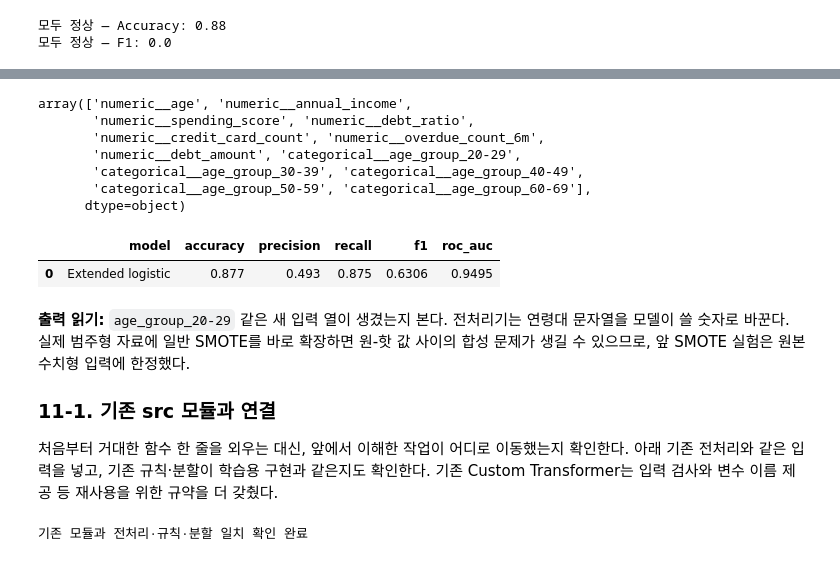
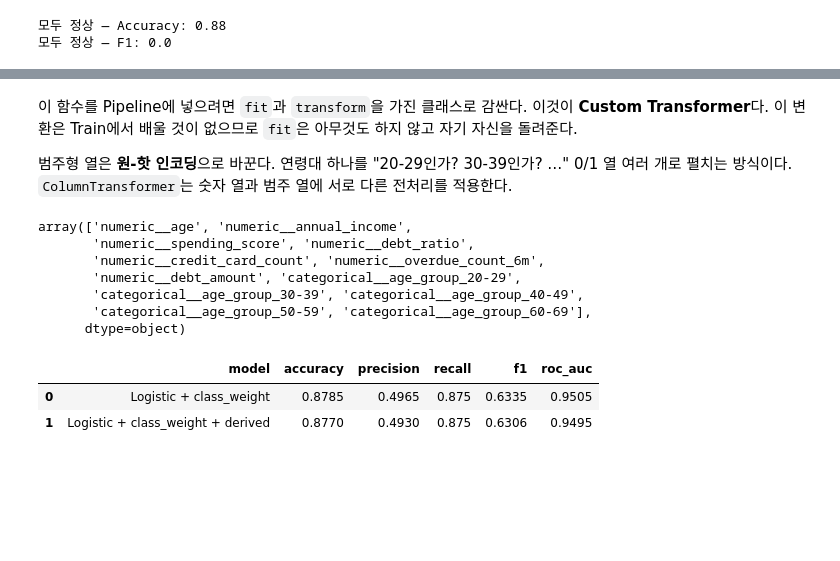
Before and after one commit to feelosophysics/codsaid, a Jupyter notebook: 02_Advanced/A5-1/notebooks/learning_walkthrough.ipynb, the cells around one changed output, grey strips where cells are left out. Drawn from its saved outputs; the diff is of its cells as text; code cells hidden in the pictures; blank space fills up the shorter version.

```diff
--- a/02_Advanced/A5-1/notebooks/learning_walkthrough.ipynb
+++ b/02_Advanced/A5-1/notebooks/learning_walkthrough.ipynb
@@ -717,0 +678,25 @@ plt.show()
+# %%
+from sklearn.model_selection import GridSearchCV, KFold
+
+regression_cv = KFold(n_splits=5, shuffle=True, random_state=RANDOM_STATE)
+
+ridge_search = GridSearchCV(
+    Pipeline([("preprocessing", clone(numeric_preprocessor)), ("model", Ridge())]),
+    param_grid={"model__alpha": alpha_values},
+    scoring="neg_root_mean_squared_error", cv=regression_cv,
+)
+ridge_search.fit(X_train, y_regression_train)
+
+lasso_search = GridSearchCV(
+    Pipeline([("preprocessing", clone(numeric_preprocessor)),
+              ("model", Lasso(max_iter=50_000))]),
+    param_grid={"model__alpha": alpha_values},
+    scoring="neg_root_mean_squared_error", cv=regression_cv,
+)
+lasso_search.fit(X_train, y_regression_train)
+
+print("Ridge가 고른 Alpha:", ridge_search.best_params_["model__alpha"])
+print("Lasso가 고른 Alpha:", lasso_search.best_params_["model__alpha"])
+regression_rows.append(evaluate_regressor("Ridge (CV)", y_regression_test, ridge_search.predict(X_test)))
+regression_rows.append(evaluate_regressor("Lasso (CV)", y_regression_test, lasso_search.predict(X_test)))
+display(pd.DataFrame(regression_rows))
@@ -717,0 +800,13 @@ plt.show()
+# %%
+forest_grid = {
+    "model__n_estimators": [100, 200],     # 나무 수
+    "model__max_depth": [8, 12],           # 나무 깊이 제한
+    "model__min_samples_leaf": [1, 5],     # 마지막 칸에 남길 최소 고객 수
+}
+print("탐색 조합 수:", len(ParameterGrid(forest_grid)))
+forest_search = GridSearchCV(clone(default_forest), param_grid=forest_grid,
+                             scoring="f1", cv=classification_cv)
+forest_search.fit(X_train, y_classification_train)
+tuned_forest = forest_search.best_estimator_
+print("고른 설정:", forest_search.best_params_)
+print("고른 설정의 교차검증 F1:", forest_search.best_score_)
@@ -733,6 +966,10 @@ display(add_derived_features(X_train.head()))
 | 4825 | 22 | 3466.0 | 11 | 0.90 | 2 | 0 | 20-29 | ... |
 | 606 | 49 | 5333.0 | 17 | 0.48 | 9 | 0 | 40-49 | ... |
 | 2383 | 38 | 1500.0 | 27 | 0.82 | 8 | 0 | 30-39 | ... |
+# %% [markdown]
+이 함수를 Pipeline에 넣으려면 `fit`과 `transform`을 가진 클래스로 감싼다. 이것이 **Custom Transformer**다. 이 변환은 Train에서 배울 것이 없으므로 `fit`은 아무것도 하지 않고 자기 자신을 돌려준다.
+
+범주형 열은 **원-핫 인코딩**으로 바꾼다. 연령대 하나를 "20-29인가? 30-39인가? …" 0/1 열 여러 개로 펼치는 방식이다. `ColumnTransformer`는 숫자 열과 범주 열에 서로 다른 전처리를 적용한다.
 # %%
 from sklearn.base import BaseEstimator, TransformerMixin
 from sklearn.compose import ColumnTransformer
@@ -740,63 +977,40 @@ from sklearn.preprocessing import OneHotEncoder
 
 class LearningDerivedFeatures(TransformerMixin, BaseEstimator):
     def fit(self, X, y=None):
-        # 이 변환은 통계량을 배우지 않는다. Pipeline의 학습 규약에 맞춰 self를 반환한다.
         return self
 
     def transform(self, X):
         return add_derived_features(X)
 
 numeric_columns = feature_columns + ["debt_amount"]
 categorical_columns = ["age_group"]
 categorical_preprocessor = Pipeline([
     ("imputer", SimpleImputer(strategy="most_frequent")),
     ("encoder", OneHotEncoder(handle_unknown="ignore", sparse_output=False)),
 ])
 column_preprocessor = ColumnTransformer([
     ("numeric", clone(numeric_preprocessor), numeric_columns),
     ("categorical", categorical_preprocessor, categorical_columns),
 ])
 extended_logistic = Pipeline([
     ("derive", LearningDerivedFeatures()),
     ("columns", column_preprocessor),
     ("model", LogisticRegression(class_weight="balanced", max_iter=2000,
                                  random_state=RANDOM_STATE)),
 ])
 extended_logistic.fit(X_train, y_classification_train)
 display(extended_logistic.named_steps["columns"].get_feature_names_out())
-display(pd.DataFrame([evaluate_classifier("Extended logistic", extended_logistic,
-                                         X_test, y_classification_test)]))
+display(pd.DataFrame([balanced_result,
+                      evaluate_classifier("Logistic + class_weight + derived", extended_logistic,
+                                          X_test, y_classification_test)]))
 # %% [output]
 array(['numeric__age', 'numeric__annual_income',
        'numeric__spending_score', 'numeric__debt_ratio',
        'numeric__credit_card_count', 'numeric__overdue_count_6m',
        'numeric__debt_amount', 'categorical__age_group_20-29',
        'categorical__age_group_30-39', 'categorical__age_group_40-49',
        'categorical__age_group_50-59', 'categorical__age_group_60-69'],
       dtype=object)
 |  | model | accuracy | precision | recall | f1 | roc_auc |
-| 0 | Extended logistic | 0.877 | 0.493 | 0.875 | 0.6306 | 0.9495 |
+| 0 | Logistic + class_weight | 0.8785 | 0.4965 | 0.875 | 0.6335 | 0.9505 |
+| 1 | Logistic + class_weight + derived | 0.8770 | 0.4930 | 0.875 | 0.6306 | 0.9495 |
-# %% [markdown]
-**출력 읽기:** `age_group_20-29` 같은 새 입력 열이 생겼는지 본다. 전처리기는 연령대 문자열을 모델이 쓸 숫자로 바꾼다. 실제 범주형 자료에 일반 SMOTE를 바로 확장하면 원-핫 값 사이의 합성 문제가 생길 수 있으므로, 앞 SMOTE 실험은 원본 수치형 입력에 한정했다.
-
-### 11-1. 기존 src 모듈과 연결
-
-처음부터 거대한 함수 한 줄을 외우는 대신, 앞에서 이해한 작업이 어디로 이동했는지 확인한다. 아래 기존 전처리와 같은 입력을 넣고, 기존 규칙·분할이 학습용 구현과 같은지도 확인한다. 기존 Custom Transformer는 입력 검사와 변수 이름 제공 등 재사용을 위한 규약을 더 갖췄다.
-# %%
-from src.features import build_preprocessor
-from src.baseline import rule_hits, rule_based_predict
-from src.data import split_data
-
-module_preprocessor = build_preprocessor()
-module_prepared_train = module_preprocessor.fit_transform(X_train)
-learning_prepared_train = extended_logistic.named_steps["columns"].transform(
-    extended_logistic.named_steps["derive"].transform(X_train)
-)
-np.testing.assert_allclose(module_prepared_train, learning_prepared_train, atol=1e-10)
-np.testing.assert_array_equal(rule_predictions, X_test.apply(rule_based_predict, axis=1))
-np.testing.assert_array_equal(rule_scores, rule_hits(X_test).sum(axis=1))
-module_split = split_data(customers)
-np.testing.assert_array_equal(module_split.X_test.index, X_test.index)
-print("기존 모듈과 전처리·규칙·분할 일치 확인 완료")
-# %% [output]
-기존 모듈과 전처리·규칙·분할 일치 확인 완료
```
Also changed, not shown: parts of 134 cells of this notebook, 2 other files.
